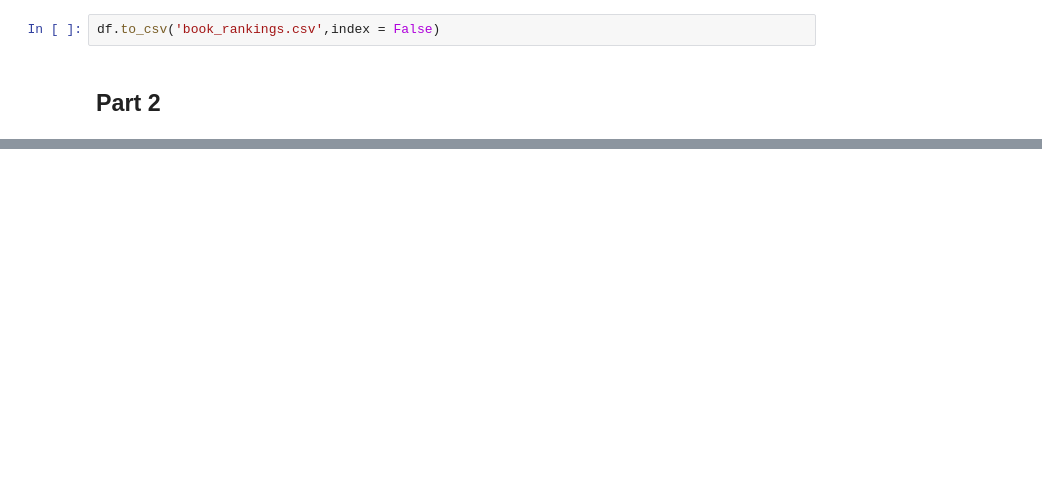
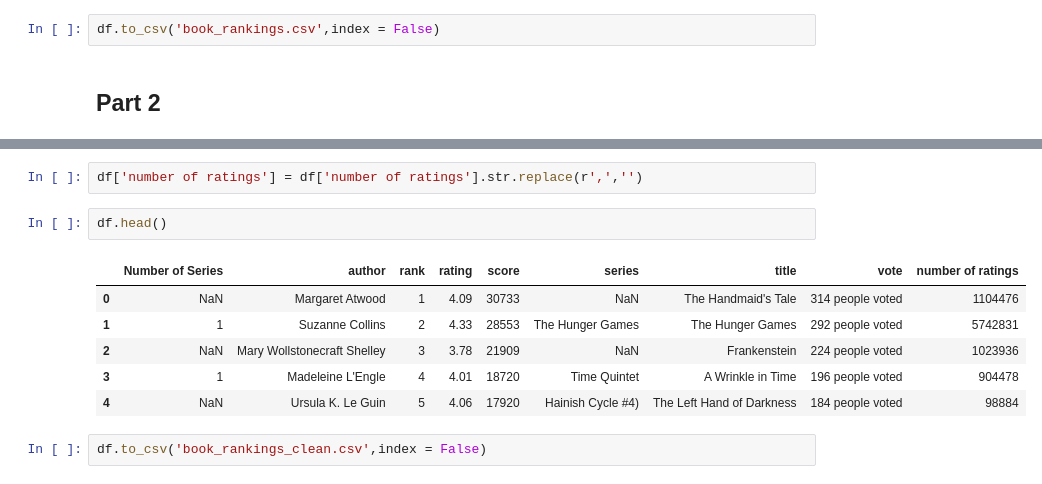
Before and after one commit to Humera97/Homework, a Jupyter notebook: Homework 9/Goodreads.ipynb, the cells around one changed output, grey strips where cells are left out. Drawn from its saved outputs; the diff is of its cells as text; blank space fills up the shorter version.

```diff
--- a/Homework 9/Goodreads.ipynb
+++ b/Homework 9/Goodreads.ipynb
@@ -101,0 +165,13 @@ df.head()
+# %%
+df['number of ratings'] = df['number of ratings'].str.replace(r',','')
+# %%
+df.head()
+# %% [output]
+|  | Number of Series | author | rank | rating | score | series | title | vote | number of ratings |
+| 0 | NaN | Margaret Atwood | 1 | 4.09 | 30733 | NaN | The Handmaid's Tale | 314 people voted | 1104476 |
+| 1 | 1 | Suzanne Collins | 2 | 4.33 | 28553 | The Hunger Games | The Hunger Games | 292 people voted | 5742831 |
+| 2 | NaN | Mary Wollstonecraft Shelley | 3 | 3.78 | 21909 | NaN | Frankenstein | 224 people voted | 1023936 |
+| 3 | 1 | Madeleine L'Engle | 4 | 4.01 | 18720 | Time Quintet | A Wrinkle in Time | 196 people voted | 904478 |
+| 4 | NaN | Ursula K. Le Guin | 5 | 4.06 | 17920 | Hainish Cycle #4) | The Left Hand of Darkness | 184 people voted | 98884 |
+# %%
+df.to_csv('book_rankings_clean.csv',index = False)
```
Also changed, not shown: parts of 11 cells of this notebook, 2 other files.
